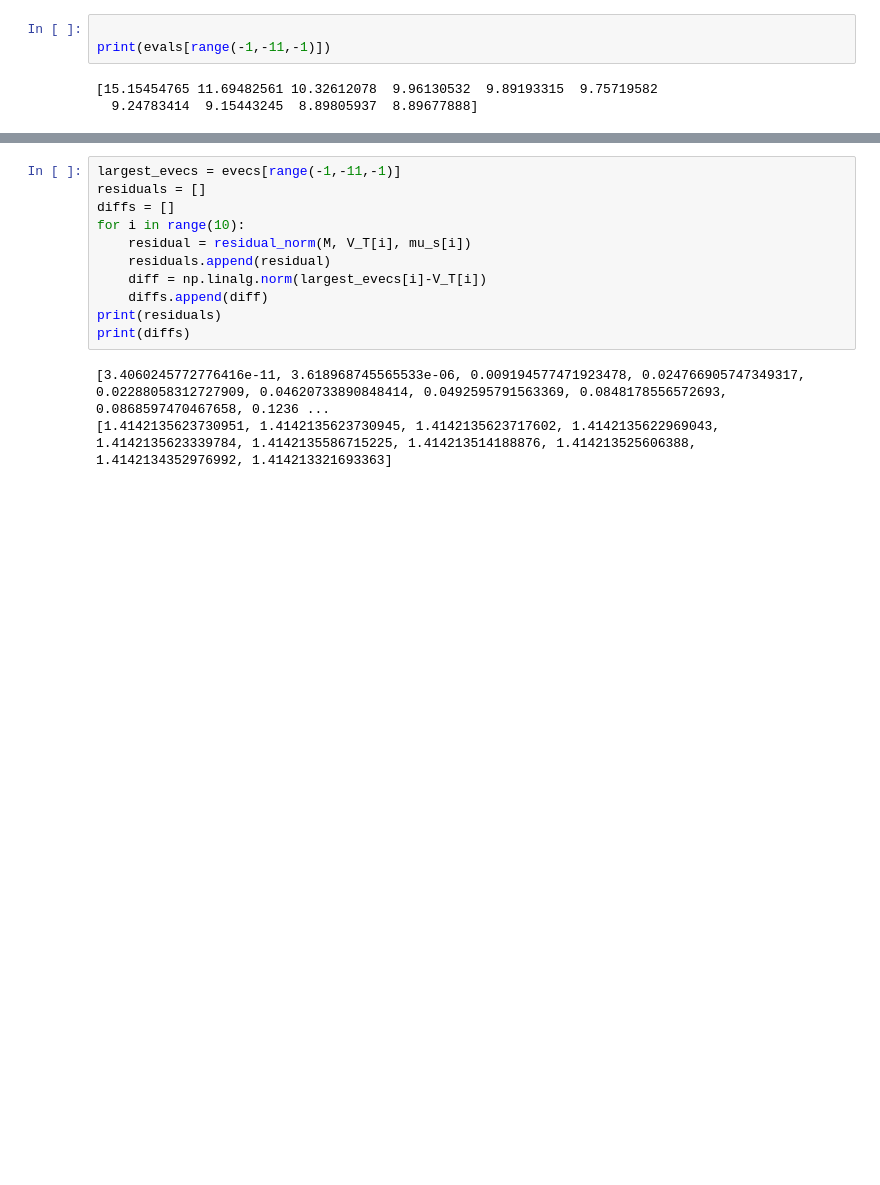
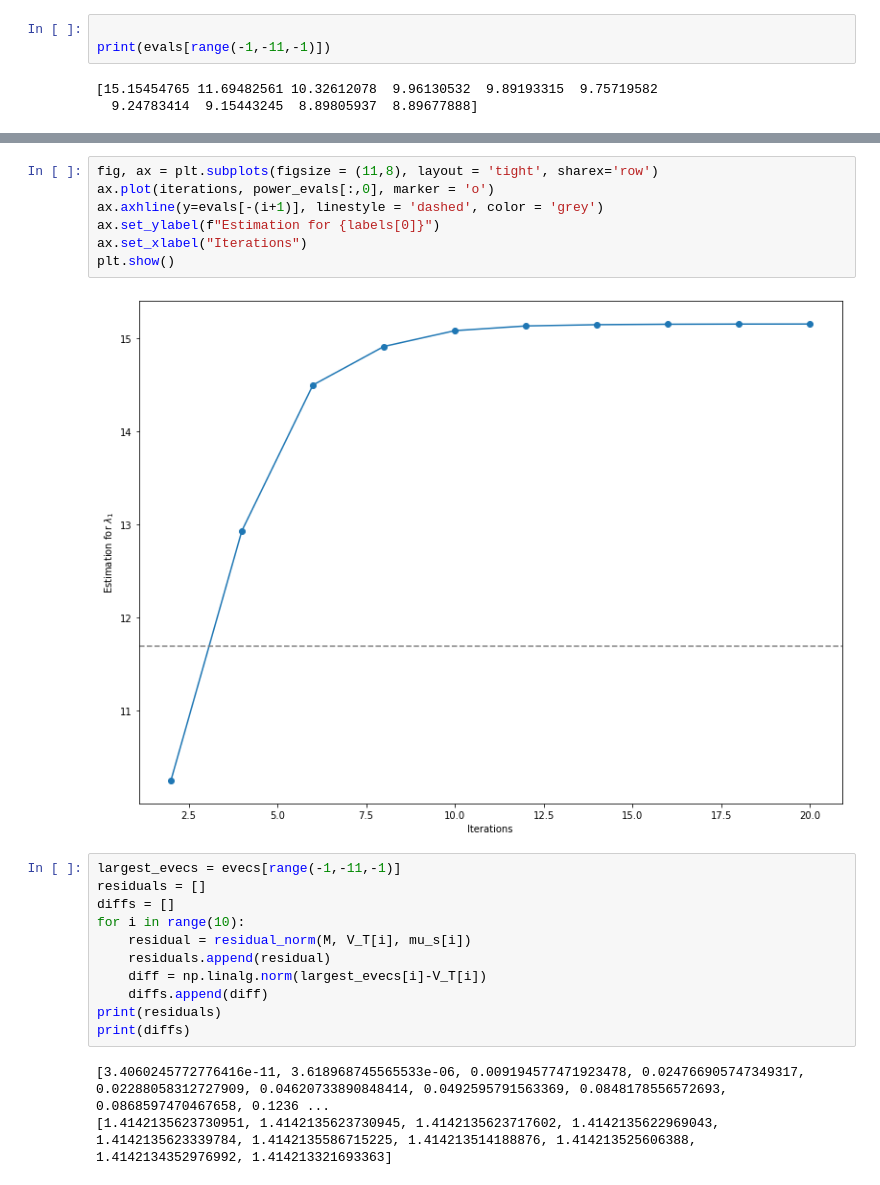
Before and after one commit to AkiTsuruta/MI-AIM, a Jupyter notebook: power_method.ipynb, the cells around one changed output, grey strips where cells are left out. Drawn from its saved outputs; the diff is of its cells as text; blank space fills up the shorter version.

```diff
--- a/power_method.ipynb
+++ b/power_method.ipynb
@@ -236,3 +267,12 @@ print(mu_s)
+# %%
+fig, ax = plt.subplots(figsize = (11,8), layout = 'tight', sharex='row')
+ax.plot(iterations, power_evals[:,0], marker = 'o')
+ax.axhline(y=evals[-(i+1)], linestyle = 'dashed', color = 'grey')
+ax.set_ylabel(f"Estimation for {labels[0]}")
+ax.set_xlabel("Iterations")
+plt.show()
+# %% [output]
+[figure, added]
 # %%
 largest_evecs = evecs[range(-1,-11,-1)]
 residuals = []
```
Also changed, not shown: parts of 3 cells of this notebook.
